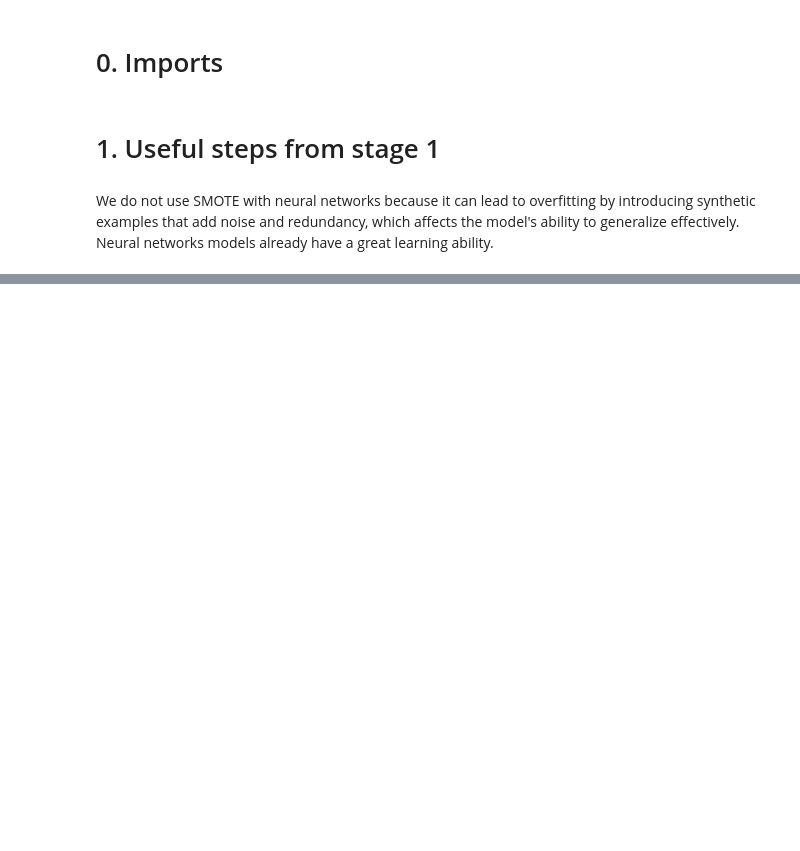
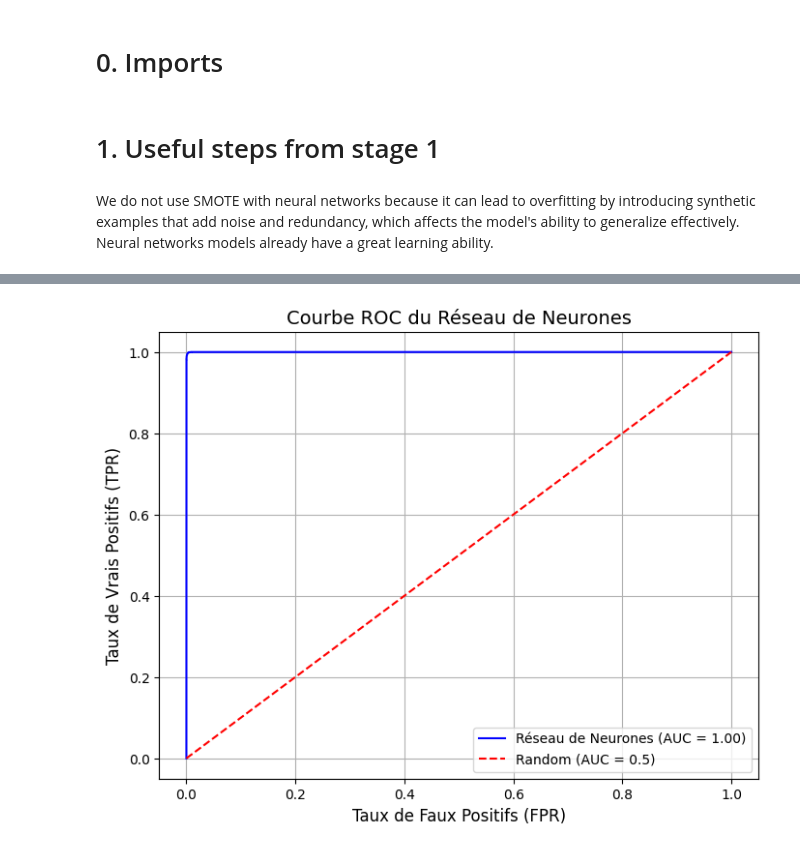
Before and after one commit to Tom-dlhy/Fraud-Detection-in-Digital-Transactions, a Jupyter notebook: Stage 3.ipynb, the cells around one changed output, grey strips where cells are left out. Saved outputs shown, nothing was run; the diff lists cells and outputs as text; code cells hidden in the pictures; blank space fills up the shorter version.

```diff
--- a/Stage 3.ipynb
+++ b/Stage 3.ipynb
@@ -77,0 +274,24 @@ We do not use SMOTE with neural networks because it can lead to overfitting by i
+# %%
+# Obtenir les probabilités pour la classe positive (fraude)
+y_proba_ann = model_ann.predict(X_test).flatten()  # Utiliser predict() pour obtenir les probabilités
+
+# Calcul du score AUC-ROC
+auc_ann = roc_auc_score(y_test, y_proba_ann)
+print(f"AUC-ROC pour le réseau de neurones : {auc_ann:.4f}")
+
+# Calcul des courbes ROC
+fpr_ann, tpr_ann, _ = roc_curve(y_test, y_proba_ann)
+
+# Tracé de la courbe ROC
+plt.figure(figsize=(8, 6))
+plt.plot(fpr_ann, tpr_ann, label=f"Réseau de Neurones (AUC = {auc_ann:.2f})", color='blue')
+plt.plot([0, 1], [0, 1], 'k--', label='Random (AUC = 0.5)', color='red')
+
+# Personnalisation du graphique
+plt.xlabel('Taux de Faux Positifs (FPR)', fontsize=12)
+plt.ylabel('Taux de Vrais Positifs (TPR)', fontsize=12)
+plt.title('Courbe ROC du Réseau de Neurones', fontsize=14)
+plt.legend(loc='lower right')
+plt.grid()
+plt.show()
+# %% [output]
@@ -77,0 +300 @@ We do not use SMOTE with neural networks because it can lead to overfitting by i
+[figure, added]
```
Also changed, not shown: parts of 10 cells of this notebook.
